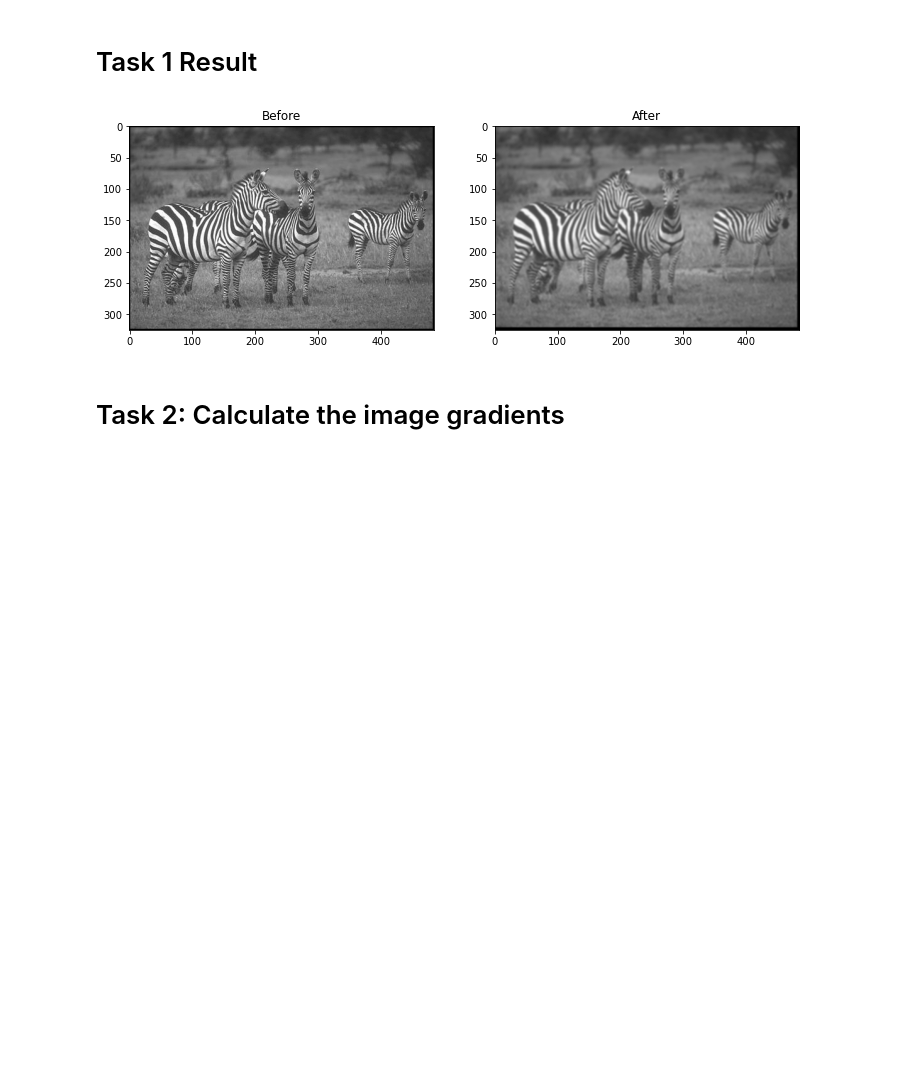
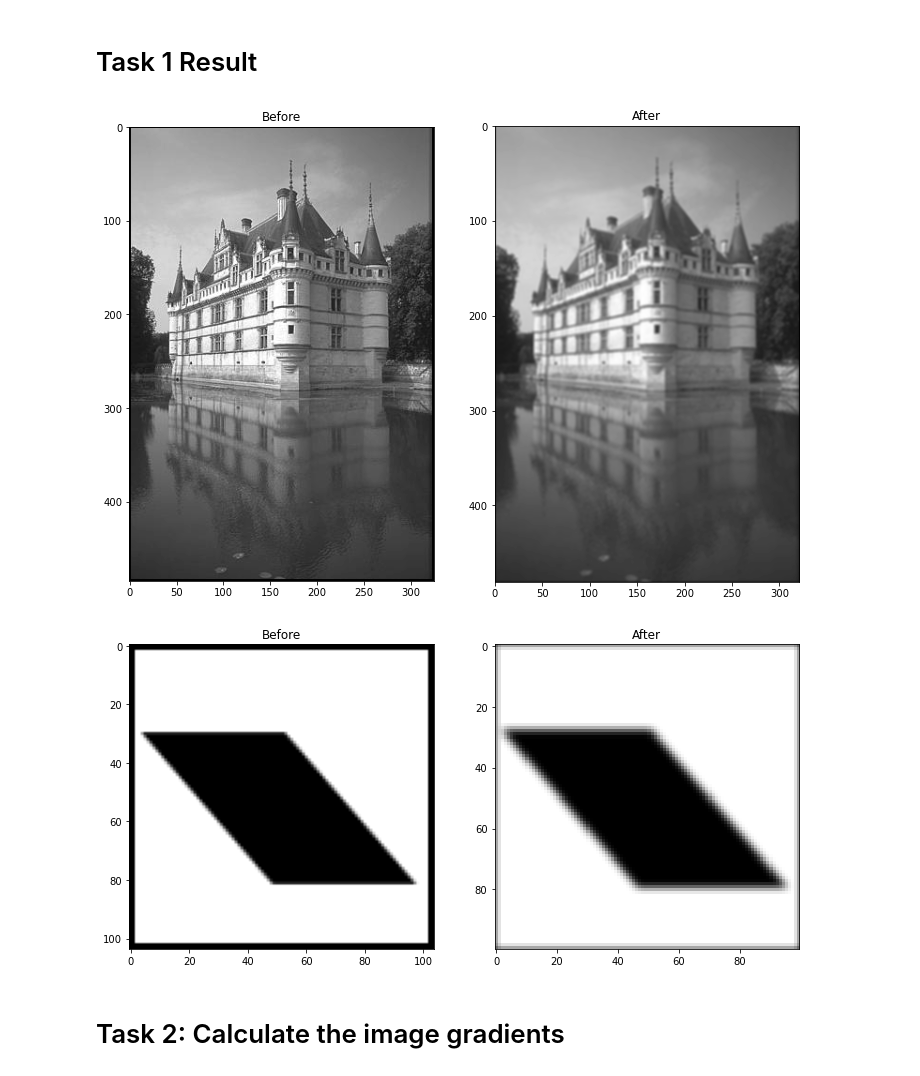
Before and after one commit to Antonio417/Sobel_filter, a Jupyter notebook: Lab 1/Lab 1.ipynb, the cells around one changed output. Drawn from its saved outputs; the diff is of its cells as text; code cells hidden in the pictures; blank space fills up the shorter version.

```diff
--- a/Lab 1/Lab 1.ipynb
+++ b/Lab 1/Lab 1.ipynb
@@ -17,13 +24,14 @@ def conv(img, kernel):
 
     k = kernel.shape[0]
     h,w = img.shape
-
+    h = h - k + 1
+    w = w - k + 1
     conv_img = np.zeros(shape=(h, w))
 
     # Iterate over the rows
-    for i in range(h - k + 1):
+    for i in range(h):
         # Iterate over the columns
-        for j in range(w - k + 1):
+        for j in range(w):
             # Our value at that specific index
             mat = img[i:i+k, j:j+k]
 
@@ -63,12 +71,17 @@ print(B)
 # %% [markdown]
 # Task 1 Result
 # %%
-img = cv2.imread('./test04.jpg', 0)
-img = cv2.copyMakeBorder(img,2,2,2,2, cv2.BORDER_CONSTANT, None, value=0)
+img = cv2.imread('./test05.jpg', 0)
+img_sample = cv2.imread('./test02.png', 0)
+img = cv2.copyMakeBorder(img,2,2,2,2, cv2.BORDER_CONSTANT, None, value=0) # Padding
+img_sample = cv2.copyMakeBorder(img_sample,2,2,2,2, cv2.BORDER_CONSTANT, None, value=0) # Padding
 img_blurred = conv(img=np.array(img), kernel=B)
+img_sample_blurred = conv(img=np.array(img_sample), kernel = B)
 plot_two_images(img, img_blurred)
+plot_two_images(img_sample, img_sample_blurred)
 # %% [output]
-[figure, old version]
+[figure, new version]
+[figure, added]
 # %% [markdown]
 # Task 2: Calculate the image gradients
 # %%
```
Also changed, not shown: parts of 7 cells of this notebook.
